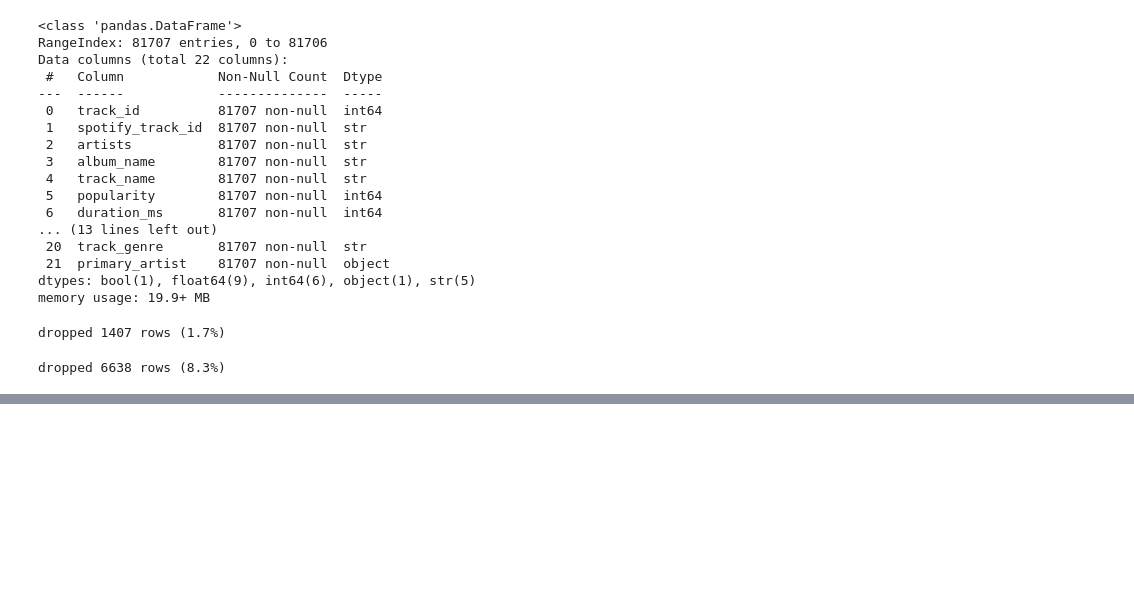
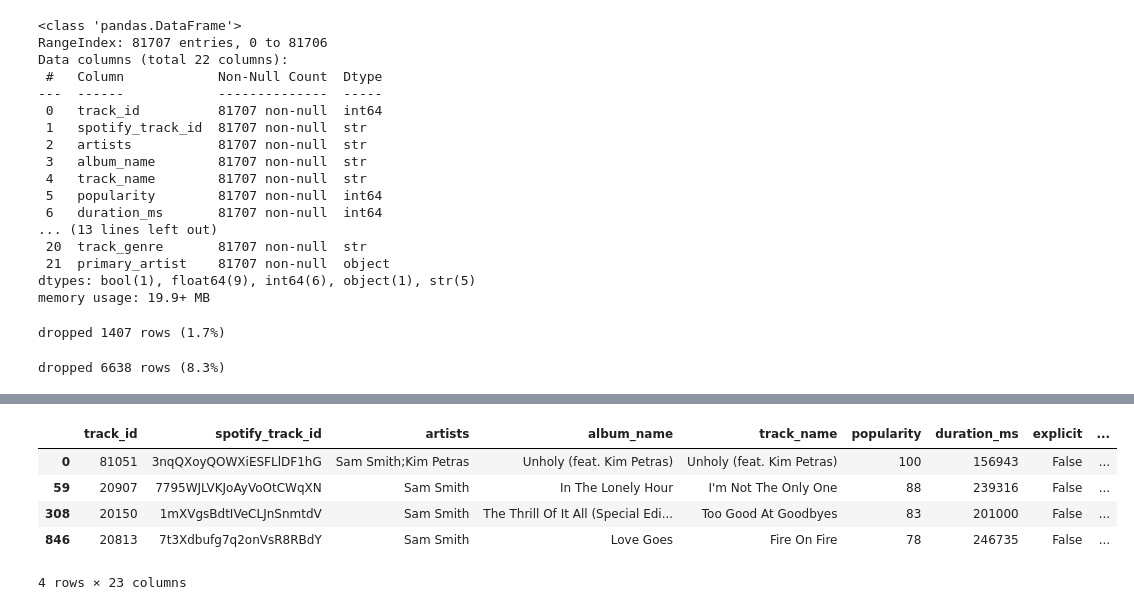
Before and after one commit to milaaano/TrackPopularityModel, a Jupyter notebook: notebooks/01_data_enrichment.ipynb, the cells around one changed output, grey strips where cells are left out. Saved outputs shown, nothing was run; the diff lists cells and outputs as text; code cells hidden in the pictures; blank space fills up the shorter version.

```diff
--- a/notebooks/01_data_enrichment.ipynb
+++ b/notebooks/01_data_enrichment.ipynb
@@ -168,0 +184,9 @@ data.to_parquet('../data/interim/orig_data.parquet')
+# %%
+orig_data[orig_data['primary_artist'] == "Sam Smith"]
+# %% [output]
+|  | track_id | spotify_track_id | artists | album_name | track_name | popularity | duration_ms | explicit | ... |
+| 0 | 81051 | 3nqQXoyQOWXiESFLlDF1hG | Sam Smith;Kim Petras | Unholy (feat. Kim Petras) | Unholy (feat. Kim Petras) | 100 | 156943 | False | ... |
+| 59 | 20907 | 7795WJLVKJoAyVoOtCWqXN | Sam Smith | In The Lonely Hour | I'm Not The Only One | 88 | 239316 | False | ... |
+| 308 | 20150 | 1mXVgsBdtIVeCLJnSnmtdV | Sam Smith | The Thrill Of It All (Special Edi... | Too Good At Goodbyes | 83 | 201000 | False | ... |
+| 846 | 20813 | 7t3Xdbufg7q2onVsR8RBdY | Sam Smith | Love Goes | Fire On Fire | 78 | 246735 | False | ... |
+4 rows × 23 columns
```
Also changed, not shown: parts of 10 cells of this notebook, 10 other files.
